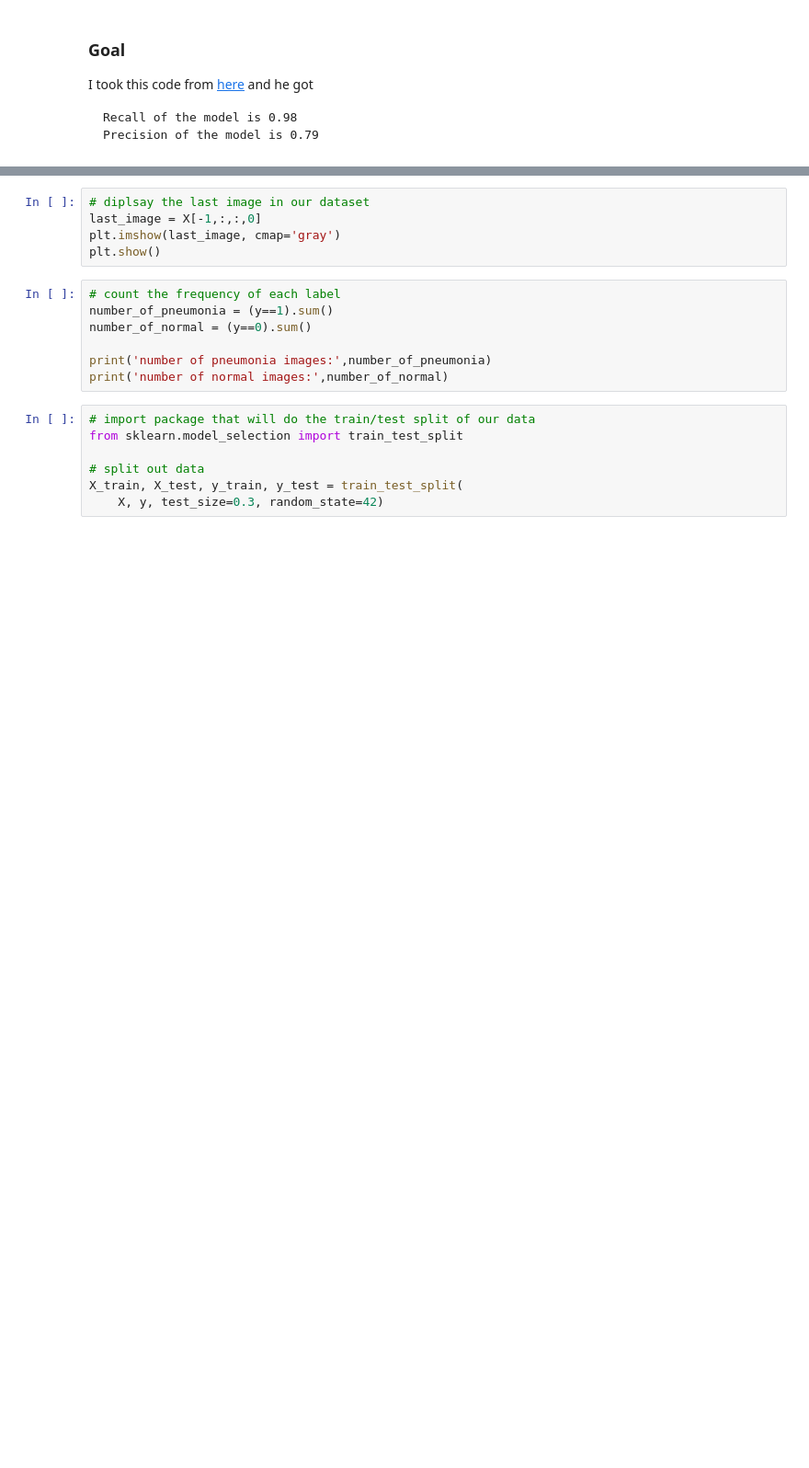
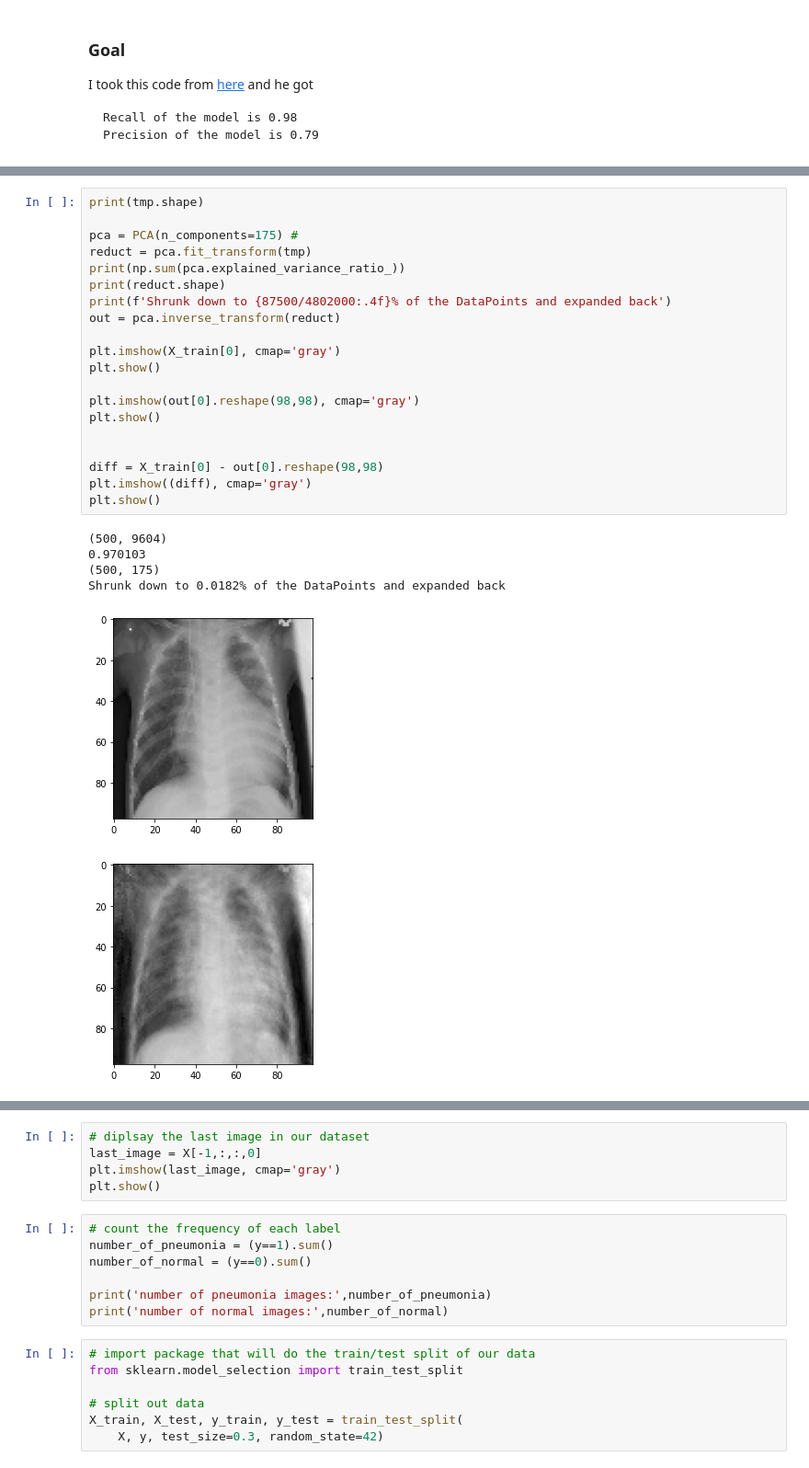
Before and after one commit to alik604/bioMedical-imaging, a Jupyter notebook: Pneumonia/Chest_X_Ray_Images_Pneumonia.ipynb, the cells around one changed output, grey strips where cells are left out. Shown at 92% size. Saved outputs shown, nothing was run; the diff lists cells and outputs as text; blank space fills up the shorter version.

```diff
--- a/Pneumonia/Chest_X_Ray_Images_Pneumonia.ipynb
+++ b/Pneumonia/Chest_X_Ray_Images_Pneumonia.ipynb
@@ -552,0 +652,27 @@ Precision of the model is 0.79
+# %%
+print(tmp.shape)
+
+pca = PCA(n_components=175) #
+reduct = pca.fit_transform(tmp)
+print(np.sum(pca.explained_variance_ratio_))
+print(reduct.shape)
+print(f'Shrunk down to {87500/4802000:.4f}% of the DataPoints and expanded back')
+out = pca.inverse_transform(reduct)
+
+plt.imshow(X_train[0], cmap='gray')
+plt.show()
+
+plt.imshow(out[0].reshape(98,98), cmap='gray')
+plt.show()
+
+
+diff = X_train[0] - out[0].reshape(98,98)
+plt.imshow((diff), cmap='gray')
+plt.show()
+# %% [output]
+(500, 9604)
+0.970103
+(500, 175)
+Shrunk down to 0.0182% of the DataPoints and expanded back
+[figure, added]
+[figure, added]
```
Also changed, not shown: parts of 48 cells of this notebook.
